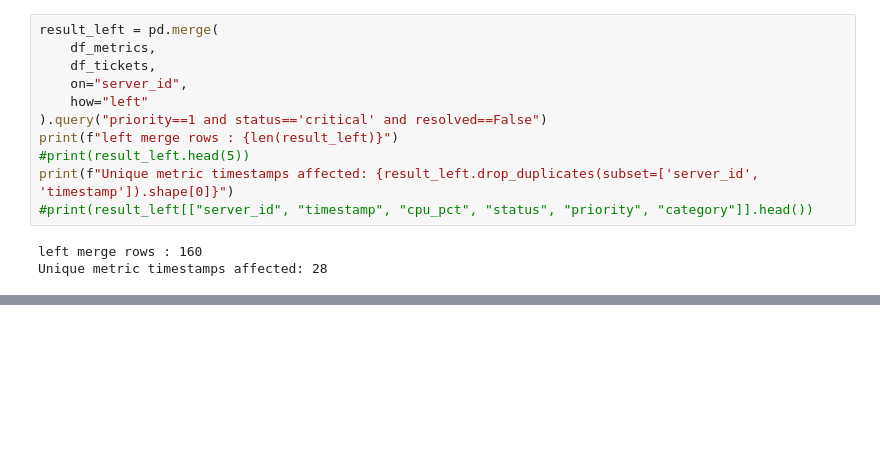
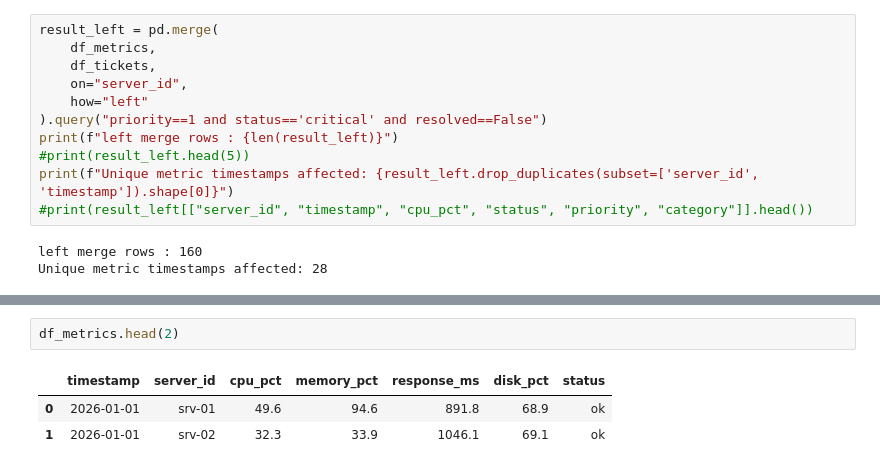
Before and after one commit to raviadapa-ai/python-for-ai-ml, a Jupyter notebook: 3-pandas/6-pandas-merge-join.ipynb, the cells around one changed output, grey strips where cells are left out. Saved outputs shown, nothing was run; the diff lists cells and outputs as text; blank space fills up the shorter version.

```diff
--- a/3-pandas/6-pandas-merge-join.ipynb
+++ b/3-pandas/6-pandas-merge-join.ipynb
@@ -530,0 +540,6 @@ Unique metric timestamps affected: 28
+# %%
+df_metrics.head(2)
+# %% [output]
+|  | timestamp | server_id | cpu_pct | memory_pct | response_ms | disk_pct | status |
+| 0 | 2026-01-01 | srv-01 | 49.6 | 94.6 | 891.8 | 68.9 | ok |
+| 1 | 2026-01-01 | srv-02 | 32.3 | 33.9 | 1046.1 | 69.1 | ok |
```
Also changed, not shown: parts of 8 cells of this notebook.
